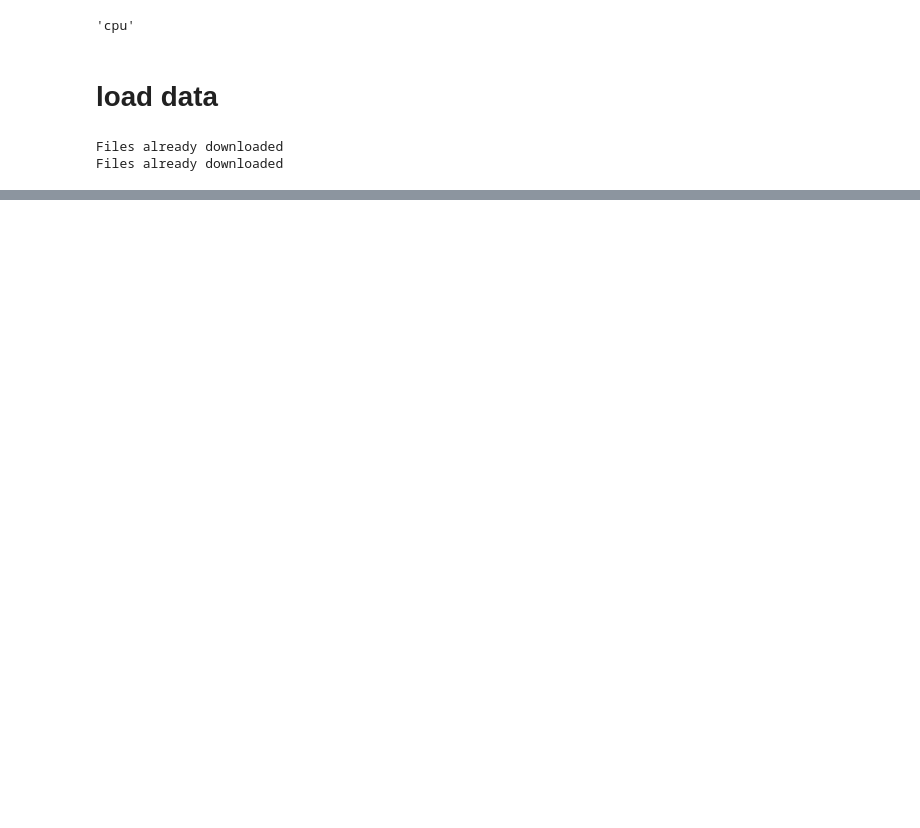
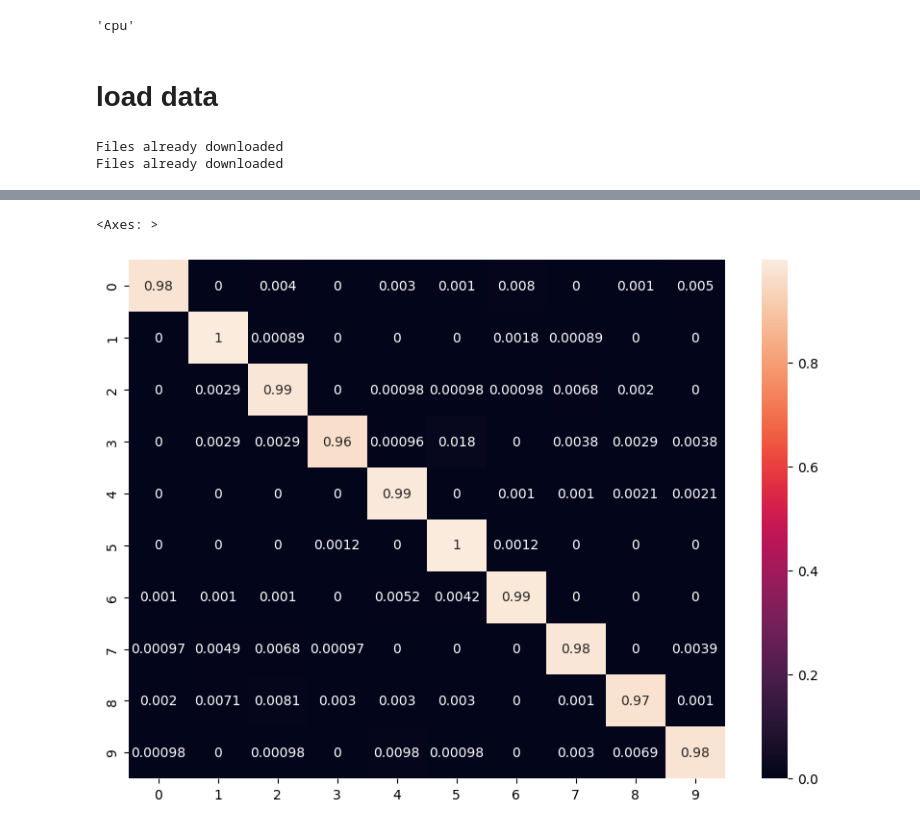
Before and after one commit to noahpro99/pytorch-learn, a Jupyter notebook: src/computer_vision.ipynb, the cells around one changed output, grey strips where cells are left out. Cells and saved outputs as stored; diff of their text form; code cells hidden in the pictures; blank space fills up the shorter version.

```diff
--- a/src/computer_vision.ipynb
+++ b/src/computer_vision.ipynb
@@ -35,0 +75,3 @@ Files already downloaded
+# %%
+train_features_batch, train_labels_batch = next(iter(train_dataloader))
+train_features_batch.shape, train_labels_batch.shape
@@ -35,0 +160,9 @@ Files already downloaded
+# %%
+model_0 = MNISTModel(input_shape=28 * 28, hidden_units=10, output_shape=num_classes).to(
+    device
+)
+model_1 = MNISTConvModel(input_shape=1, hidden_units=10, output_shape=num_classes).to(
+    device
+)
+
+model_0, model_1
@@ -35,0 +462,15 @@ Files already downloaded
+# %%
+from sklearn.metrics import confusion_matrix
+import seaborn as sn
+import pandas as pd
+
+cf_matrix = confusion_matrix(y_pred_tensor, y_labels_tensor)
+
+classes = list(range(num_classes))
+df_cm = pd.DataFrame(cf_matrix / np.sum(cf_matrix, axis=1)[:, None], index = [i for i in classes],
+                     columns = [i for i in classes])
+plt.figure(figsize = (10,7))
+sn.heatmap(df_cm, annot=True)
+# %% [output]
+<Axes: >
+[figure, added]
```
Also changed, not shown: parts of 30 cells of this notebook.
